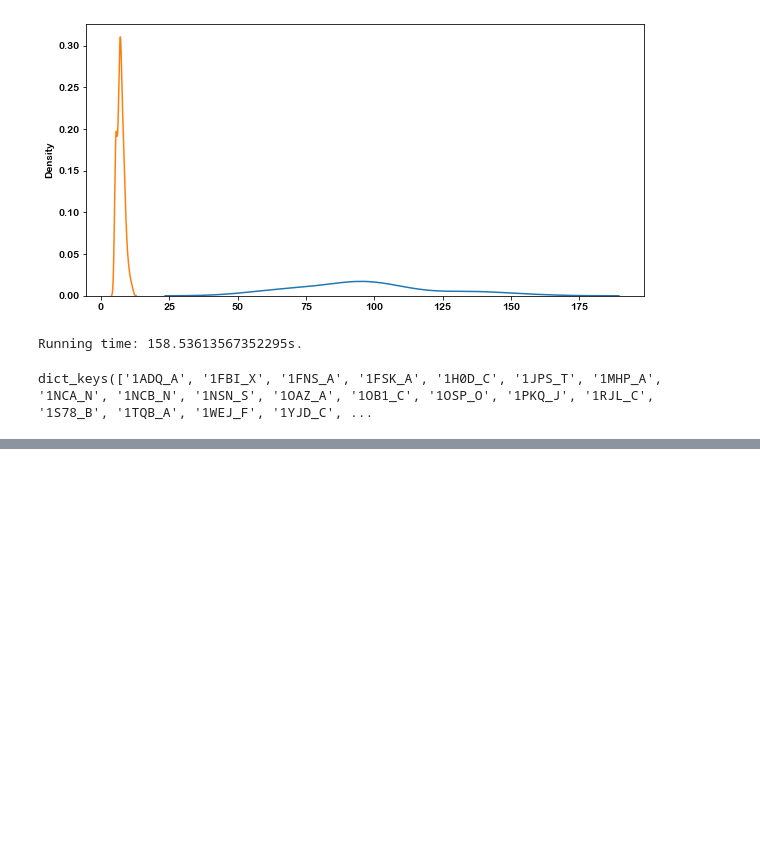
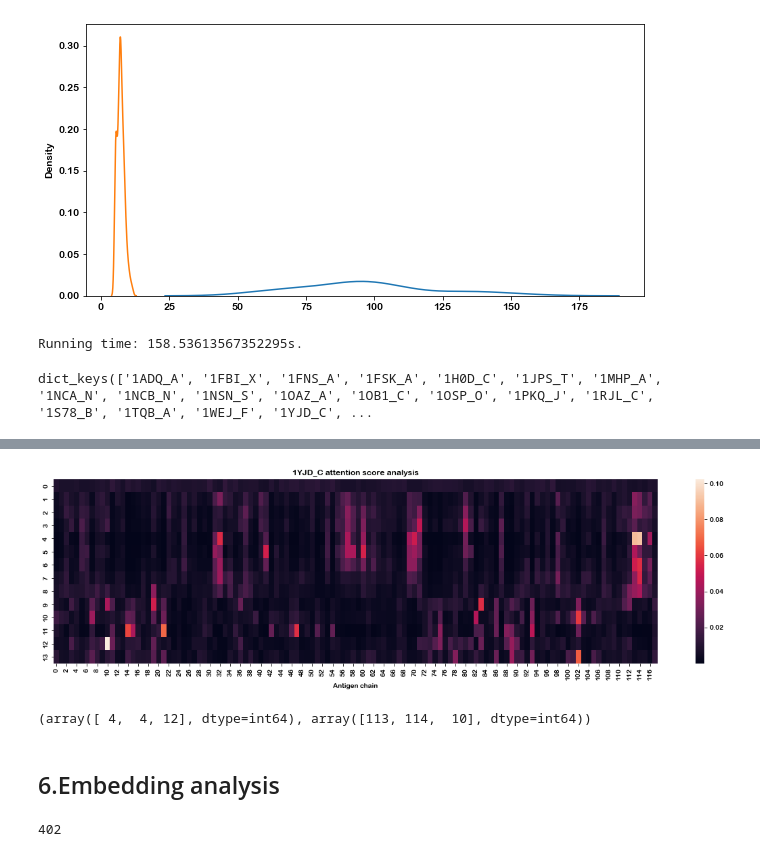
Before and after one commit to YAndrewL/Conditional-antibody-generation, a Jupyter notebook: expr.ipynb, the cells around one changed output, grey strips where cells are left out. Drawn from its saved outputs; the diff is of its cells as text; code cells hidden in the pictures; blank space fills up the shorter version.

```diff
--- a/expr.ipynb
+++ b/expr.ipynb
@@ -281,0 +394,27 @@ with open("5fb8_c_generated_adg.fa", 'w') as f:
+# %%
+ag_1adq = data['1YJD_C']['antigen_sequence']
+seq_1adq = ' '.join(list(ag_1adq))
+antigen_encode_1adq = pretrained_model(**tokenizer(seq_1adq,
+                                                return_tensors='pt')).last_hidden_state.squeeze(0)[1:-1, :].detach().unsqueeze(0)  # [batch, length, dim]
+heros_1adq = list((pd.read_table("../absolute_antibody/CDRH3_superhero/" + '1ADQ_A' + "_supers.txt", skiprows=1)['CDR3']))
+
+# use the first one to test
+cdrh3 = get_antibody_tokens(heros_1adq[0])
+# %%
+_, attention_1adq = current_model.forward((antigen_encode_1adq, cdrh3, None))
+# %%
+attention_score = attention_1adq[0,0,:,:].detach().numpy()
+# %%
+fig, ax = plt.subplots(figsize=(20,5))
+sns.heatmap(attention_score)
+ax.set_xlabel("Antigen chain")
+ax.set_title("1YJD_C attention score analysis")
+fig.savefig("../experiments_data/figures/1YJD_C attention score analysis.pdf", dpi=600)
+# %% [output]
+[figure, added]
+# %%
+np.where(attention_score > 0.08)
+# %% [output]
+(array([ 4,  4, 12], dtype=int64), array([113, 114,  10], dtype=int64))
+# %% [markdown]
+## 6.Embedding analysis
@@ -281,0 +438,4 @@ with open("5fb8_c_generated_adg.fa", 'w') as f:
+# %%
+238+164
+# %% [output]
+402
```
Also changed, not shown: parts of 34 cells of this notebook, 2 other files.
